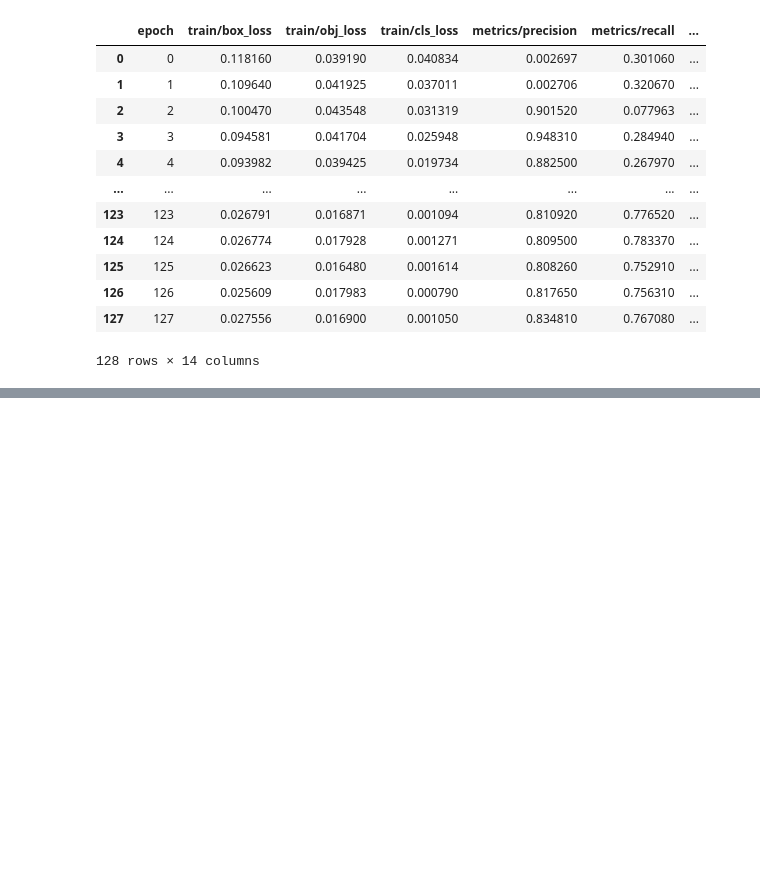
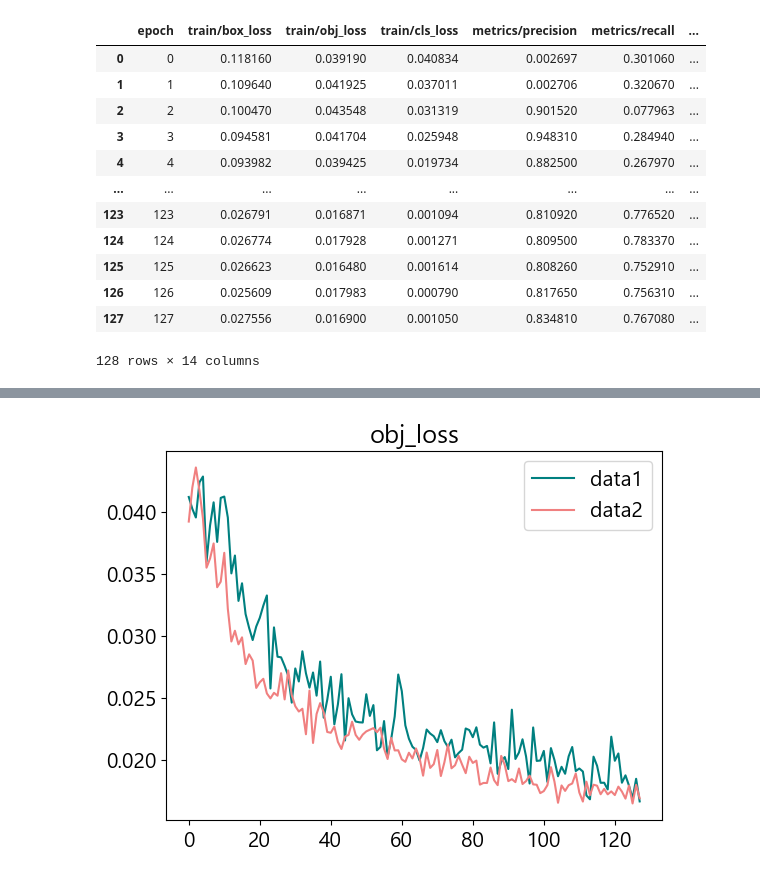
Before and after one commit to YDHYDHDONG/debun_mini_project, a Jupyter notebook: MODEL_ACCURACY/model_accuracy.ipynb, the cells around one changed output, grey strips where cells are left out. Drawn from its saved outputs; the diff is of its cells as text; code cells hidden in the pictures; blank space fills up the shorter version.

```diff
--- a/MODEL_ACCURACY/model_accuracy.ipynb
+++ b/MODEL_ACCURACY/model_accuracy.ipynb
@@ -97,0 +110,8 @@ plt.legend()
+# %%
+plt.plot(m1t2,color='teal',label='data1')
+plt.plot(m2t2,color='lightcoral',label='data2')
+plt.legend()
+plt.title("obj_loss")
+plt.savefig('obj_loss.png',dpi=100)
+# %% [output]
+[figure, added]
```
Also changed, not shown: parts of 8 cells of this notebook, 5 other files.
